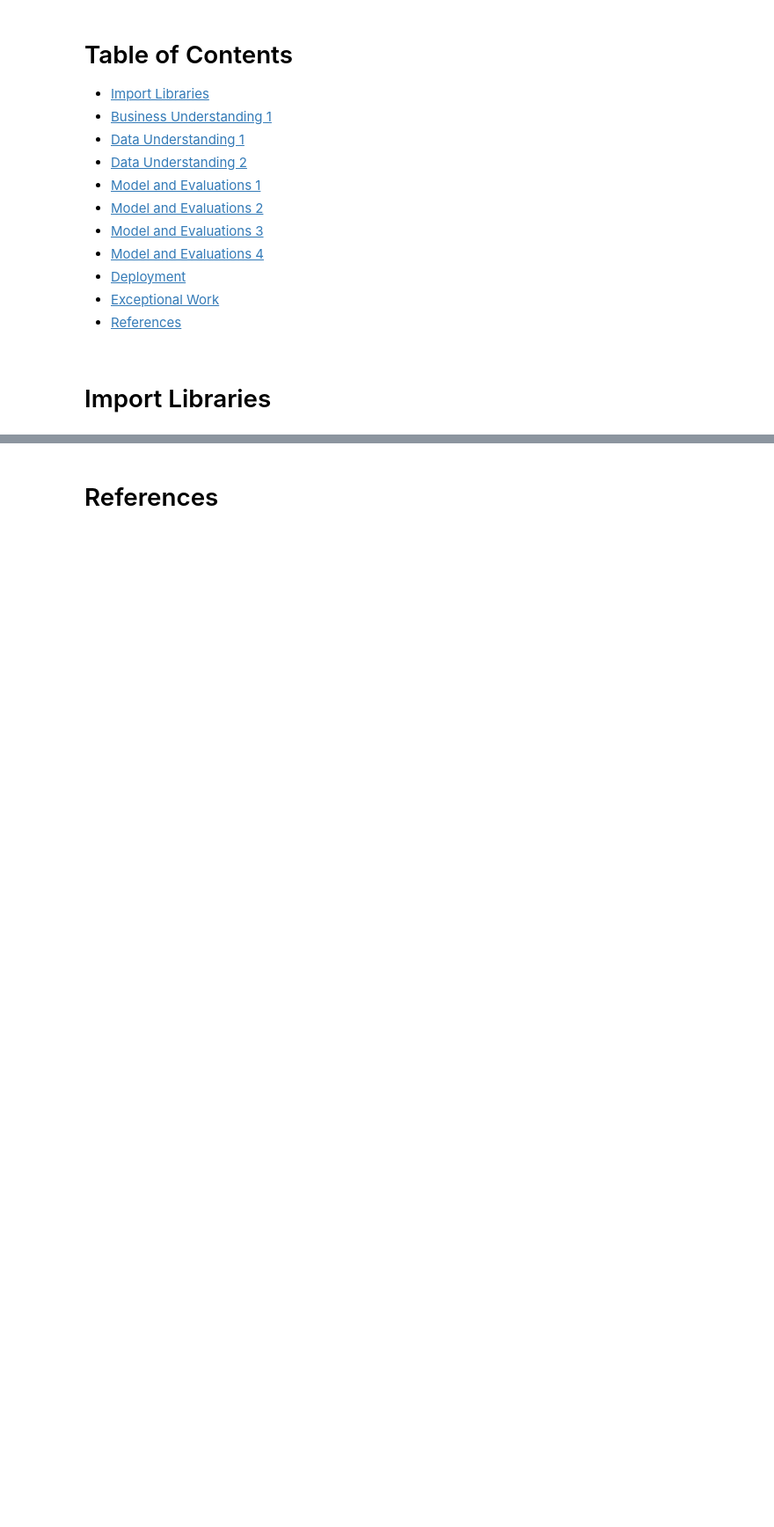
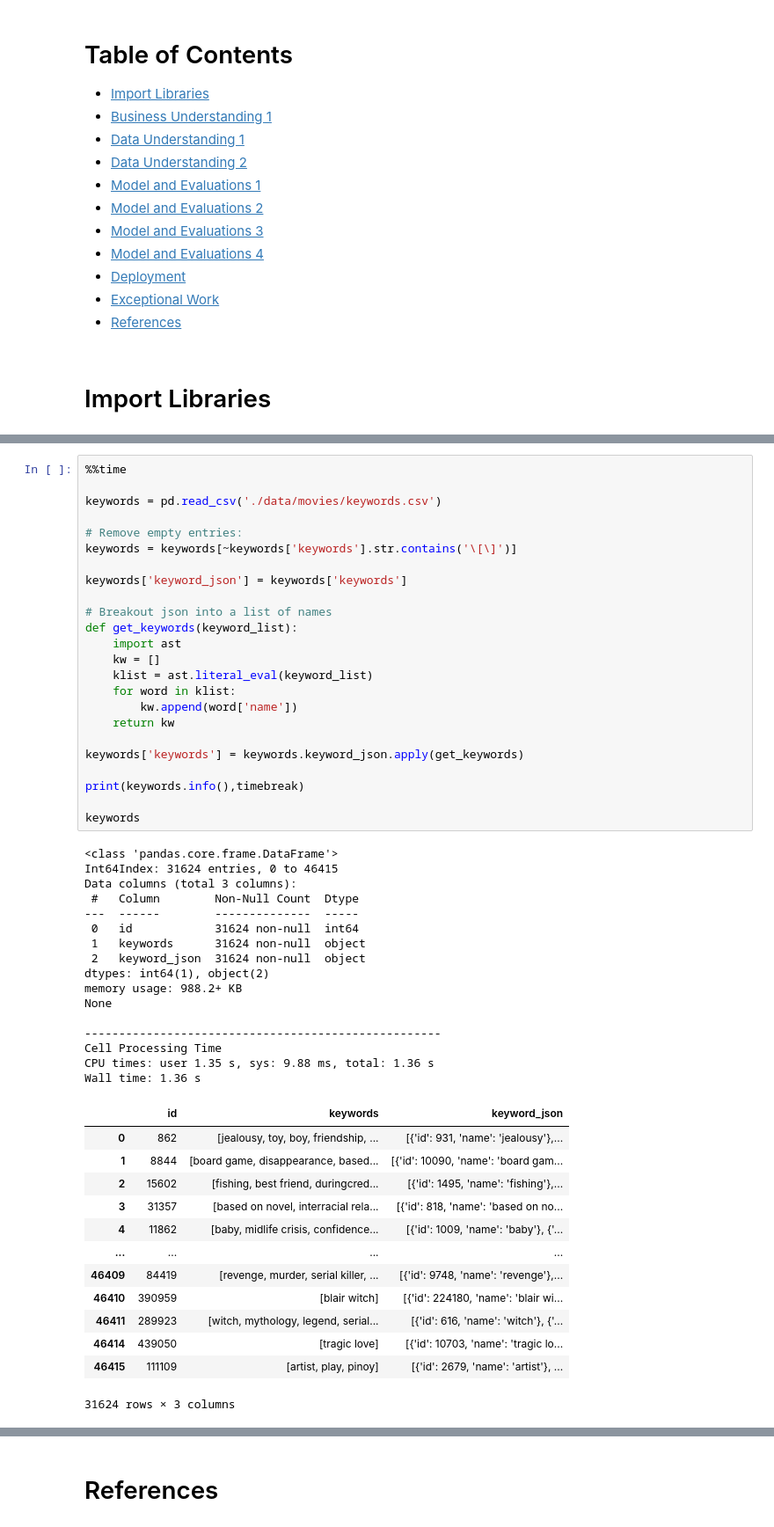
Before and after one commit to sachinac/ML7331, a Jupyter notebook: msds_7331_lab3.ipynb, the cells around one changed output, grey strips where cells are left out. Shown: that part at 88% size. Saved outputs shown, nothing was run; the diff lists cells and outputs as text; blank space fills up the shorter version.

```diff
--- a/msds_7331_lab3.ipynb
+++ b/msds_7331_lab3.ipynb
@@ -24,0 +156,54 @@
+# %%
+%%time
+
+keywords = pd.read_csv('./data/movies/keywords.csv')
+
+# Remove empty entries:
+keywords = keywords[~keywords['keywords'].str.contains('\[\]')]
+
+keywords['keyword_json'] = keywords['keywords']
+
+# Breakout json into a list of names
+def get_keywords(keyword_list):
+    import ast
+    kw = []
+    klist = ast.literal_eval(keyword_list)
+    for word in klist:
+        kw.append(word['name'])
+    return kw
+
+keywords['keywords'] = keywords.keyword_json.apply(get_keywords)
+
+print(keywords.info(),timebreak)
+
+keywords
+# %% [output]
+<class 'pandas.core.frame.DataFrame'>
+Int64Index: 31624 entries, 0 to 46415
+Data columns (total 3 columns):
+ #   Column        Non-Null Count  Dtype
+---  ------        --------------  -----
+ 0   id            31624 non-null  int64
+ 1   keywords      31624 non-null  object
+ 2   keyword_json  31624 non-null  object
+dtypes: int64(1), object(2)
+memory usage: 988.2+ KB
+None
+
+----------------------------------------------------
+Cell Processing Time
+CPU times: user 1.35 s, sys: 9.88 ms, total: 1.36 s
+Wall time: 1.36 s
+|  | id | keywords | keyword_json |
+| 0 | 862 | [jealousy, toy, boy, friendship, ... | [{'id': 931, 'name': 'jealousy'},... |
+| 1 | 8844 | [board game, disappearance, based... | [{'id': 10090, 'name': 'board gam... |
+| 2 | 15602 | [fishing, best friend, duringcred... | [{'id': 1495, 'name': 'fishing'},... |
+| 3 | 31357 | [based on novel, interracial rela... | [{'id': 818, 'name': 'based on no... |
+| 4 | 11862 | [baby, midlife crisis, confidence... | [{'id': 1009, 'name': 'baby'}, {'... |
+| ... | ... | ... | ... |
+| 46409 | 84419 | [revenge, murder, serial killer, ... | [{'id': 9748, 'name': 'revenge'},... |
+| 46410 | 390959 | [blair witch] | [{'id': 224180, 'name': 'blair wi... |
+| 46411 | 289923 | [witch, mythology, legend, serial... | [{'id': 616, 'name': 'witch'}, {'... |
+| 46414 | 439050 | [tragic love] | [{'id': 10703, 'name': 'tragic lo... |
+| 46415 | 111109 | [artist, play, pinoy] | [{'id': 2679, 'name': 'artist'}, ... |
+31624 rows × 3 columns
```
Also changed, not shown: parts of 27 cells of this notebook, 1 other file.
